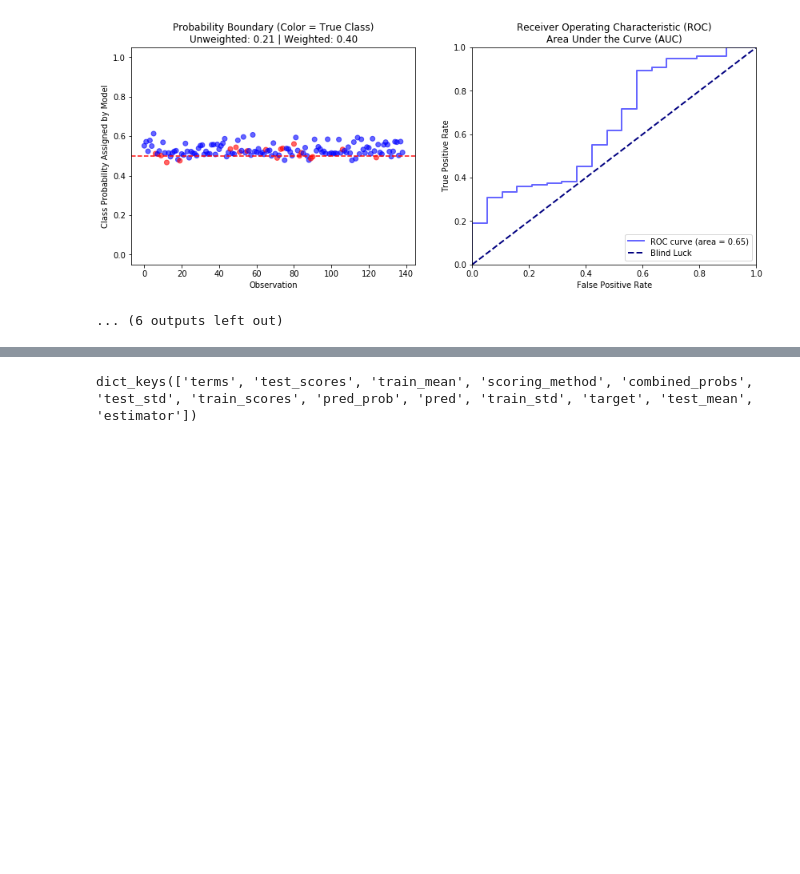
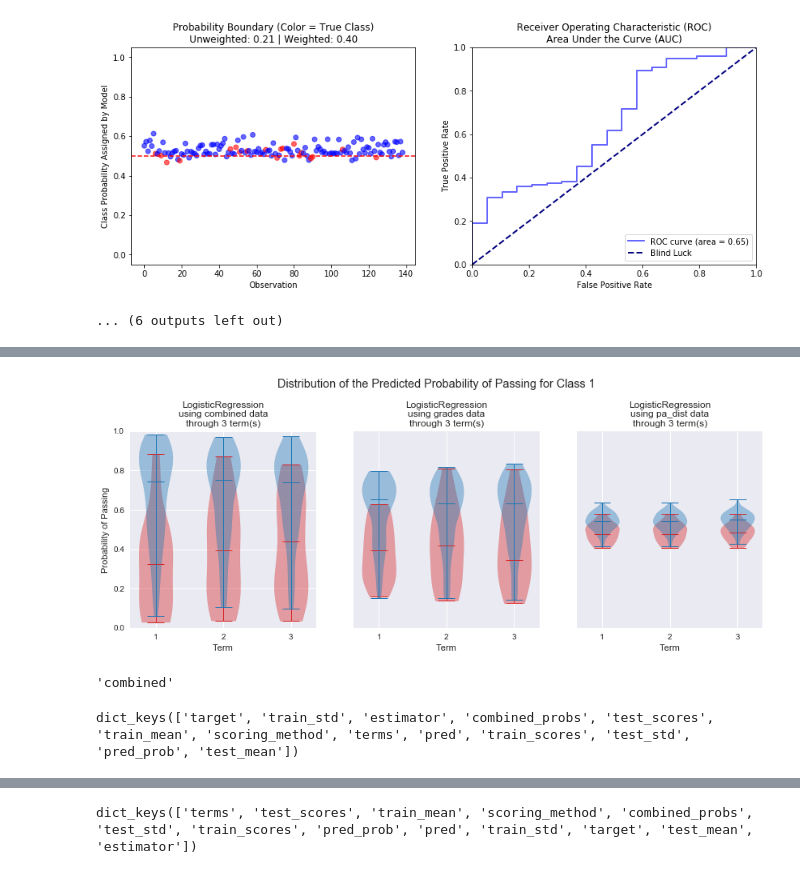
Before and after one commit to zstachniak/Predictive-Testing, a Jupyter notebook: Predictive Testing - Model Building and Analysis.ipynb, the cells around one changed output, grey strips where cells are left out. Drawn from its saved outputs; the diff is of its cells as text; code cells hidden in the pictures; blank space fills up the shorter version.

```diff
--- a/Predictive Testing - Model Building and Analysis.ipynb
+++ b/Predictive Testing - Model Building and Analysis.ipynb
@@ -837,0 +979,4 @@ for t in df_types:
+# %%
+test(df_dict, plot_violins, model_tuples, 3)
+# %% [output]
+[figure, added]
@@ -837,0 +988,4 @@ for t in df_types:
+# %%
+test_list[0][0]
+# %% [output]
+'combined'
@@ -837,0 +996,4 @@ for t in df_types:
+# %%
+test_list[0].keys()
+# %% [output]
+dict_keys(['target', 'train_std', 'estimator', 'combined_probs', 'test_scores', 'train_mean', 'scoring_method', 'terms', 'pred', 'train_scores', 'test_std', 'pred_prob', 'test_mean'])
```
Also changed, not shown: parts of 19 cells of this notebook, 2 other files.
